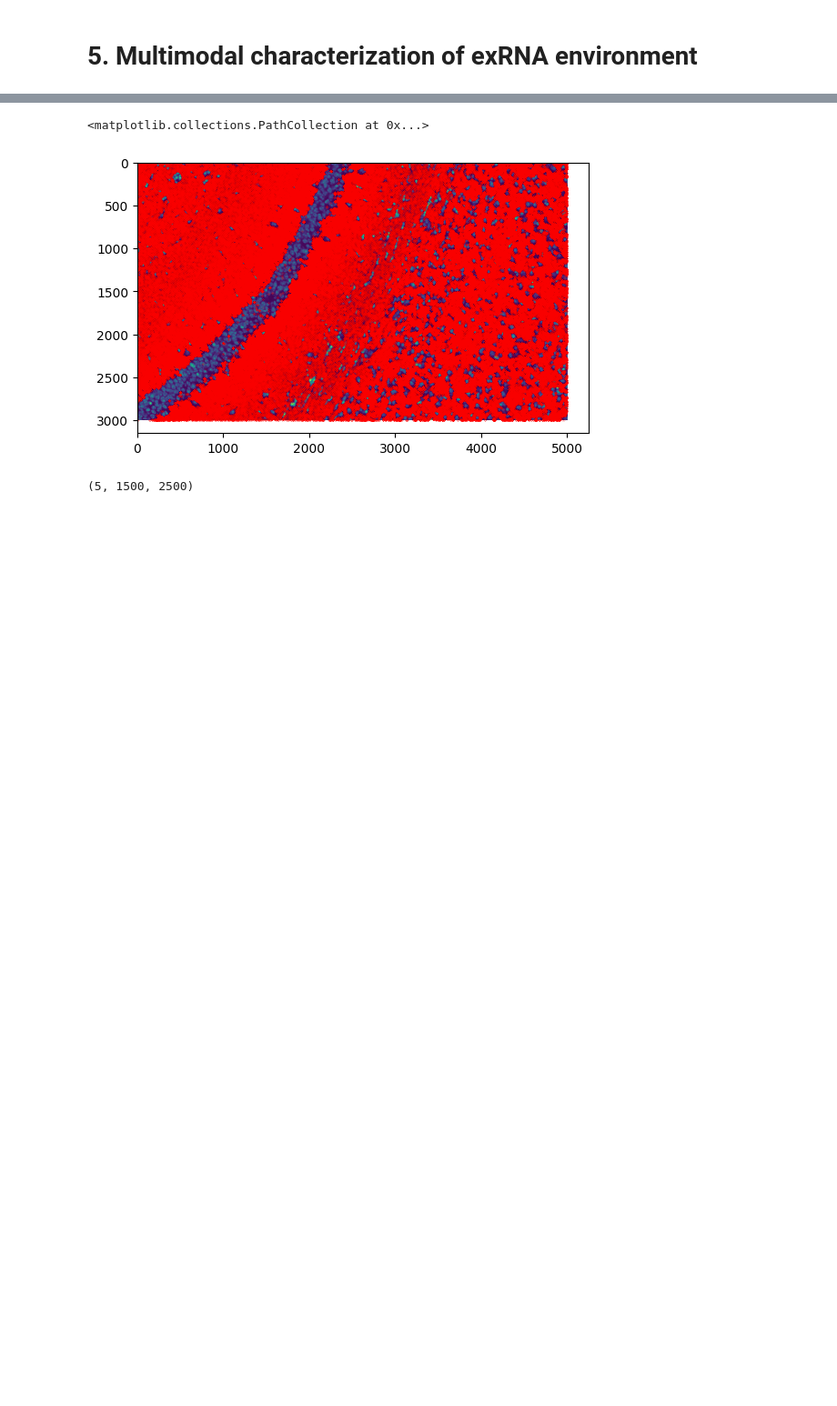
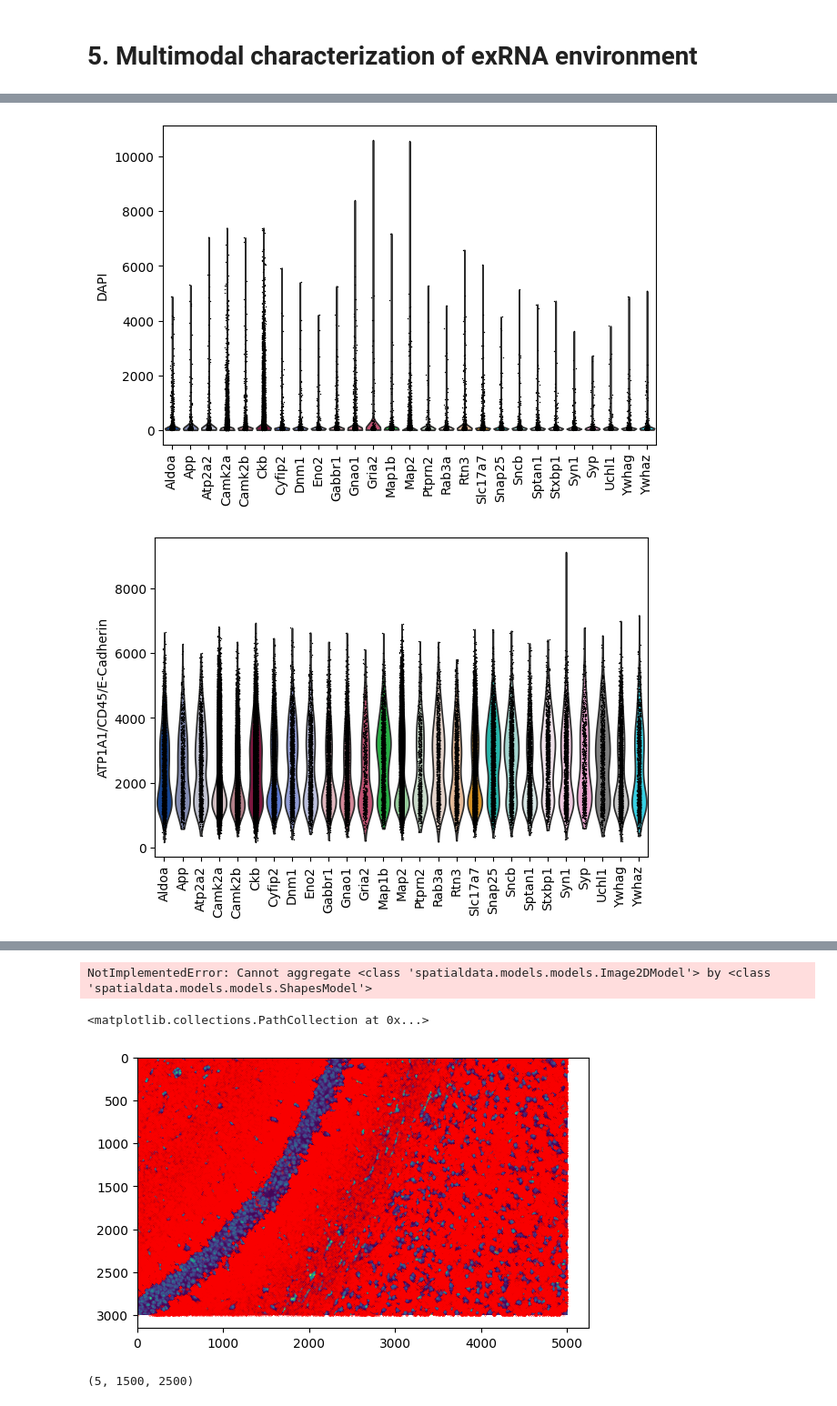
Before and after one commit to theislab/troutpy, a Jupyter notebook: notebooks/spatialdata_tutorials/7_image_params.ipynb, the cells around one changed output, grey strips where cells are left out. Shown at 91% size. Cells and saved outputs as stored; diff of their text form; code cells hidden in the pictures; blank space fills up the shorter version.

```diff
--- a/notebooks/spatialdata_tutorials/7_image_params.ipynb
+++ b/notebooks/spatialdata_tutorials/7_image_params.ipynb
@@ -31,0 +194,3 @@ transcripts["y_scaled"] = (transcripts["y"] - miny) * multi_factor_y
+# %%
+genes_selected=sdata['xrna_metadata'].var.index[sdata['xrna_metadata'].var['logfoldratio_over_noise']>4]
+ad2=ad[ad.obs['feature_name'].isin(genes_selected)]
@@ -31,0 +199,6 @@ transcripts["y_scaled"] = (transcripts["y"] - miny) * multi_factor_y
+# %%
+for g in ad.var.index:
+    sc.pl.violin(ad2,keys=g,groupby='feature_name',rotation=90,log=False)
+# %% [output]
+[figure, added]
+[figure, added]
@@ -32,3 +213,7 @@ transcripts["y_scaled"] = (transcripts["y"] - miny) * multi_factor_y
+# %%
+sdata_im = sdata.aggregate(values="morphology_focus", by="grid_squares", agg_func="mean")
+# %% [output]
+NotImplementedError: Cannot aggregate <class 'spatialdata.models.models.Image2DModel'> by <class 'spatialdata.models.models.ShapesModel'>
 # %%
 plt.imshow(imarray[0, :, :])
 plt.scatter(transcripts.x_scaled, transcripts.y_scaled, s=0.01, color="red")
```
Also changed, not shown: parts of 14 cells of this notebook, 10 other files.
